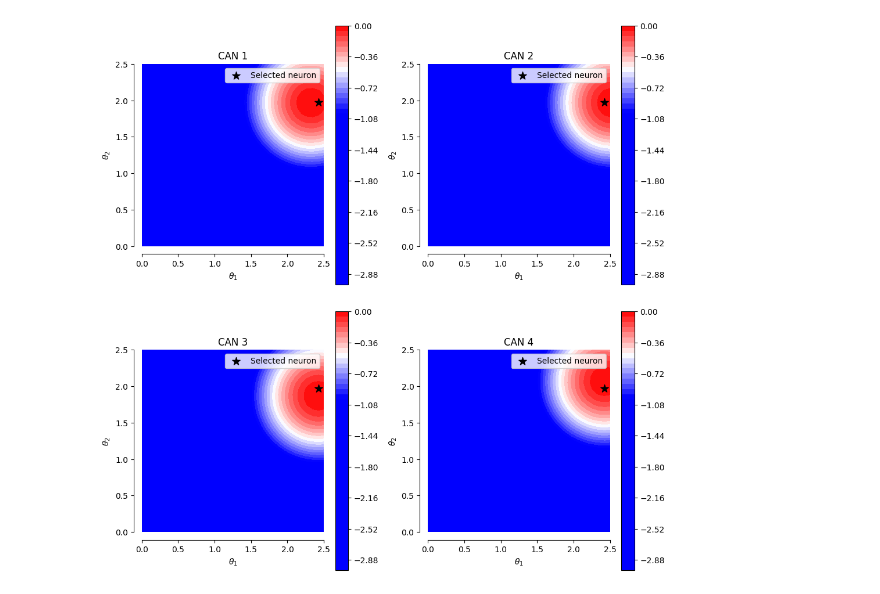
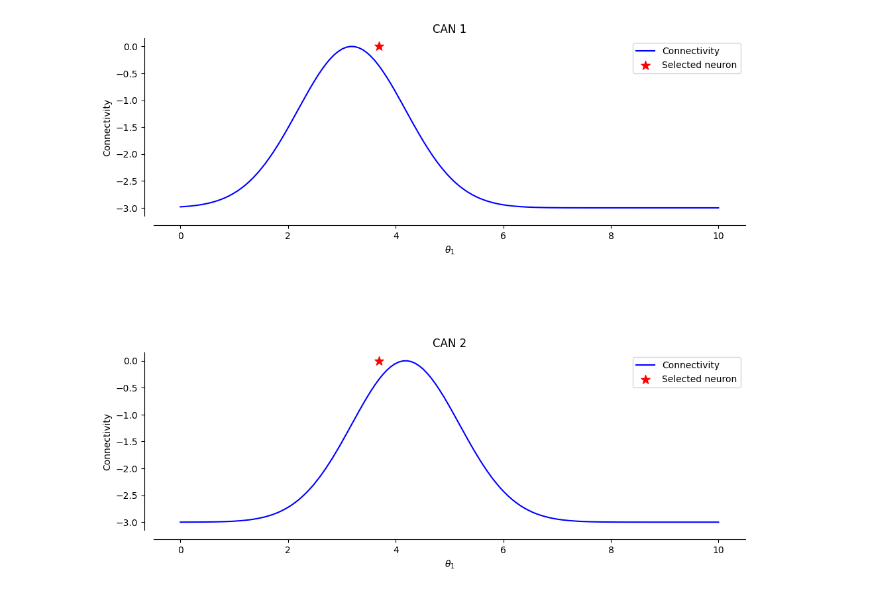
Before and after one commit to FieteLab/MADE, a Jupyter notebook: made/notebooks/qans.ipynb, the cells around one changed output. Cells and saved outputs as stored; diff of their text form; code cells hidden in the pictures.

Commit message:
line QAN integrtes

```diff
--- a/made/notebooks/qans.ipynb
+++ b/made/notebooks/qans.ipynb
@@ -4,5 +4,5 @@ from made.visuals import visualize_qan_connectivity
 # %%
-quan = qans.PlaneQAN()
+quan = qans.LineQAN()
 visualize_qan_connectivity(quan);
 # %% [output]
-[figure, old version]
+[figure, new version]
```
Also changed, not shown: parts of 3 cells of this notebook, 3 other files.
